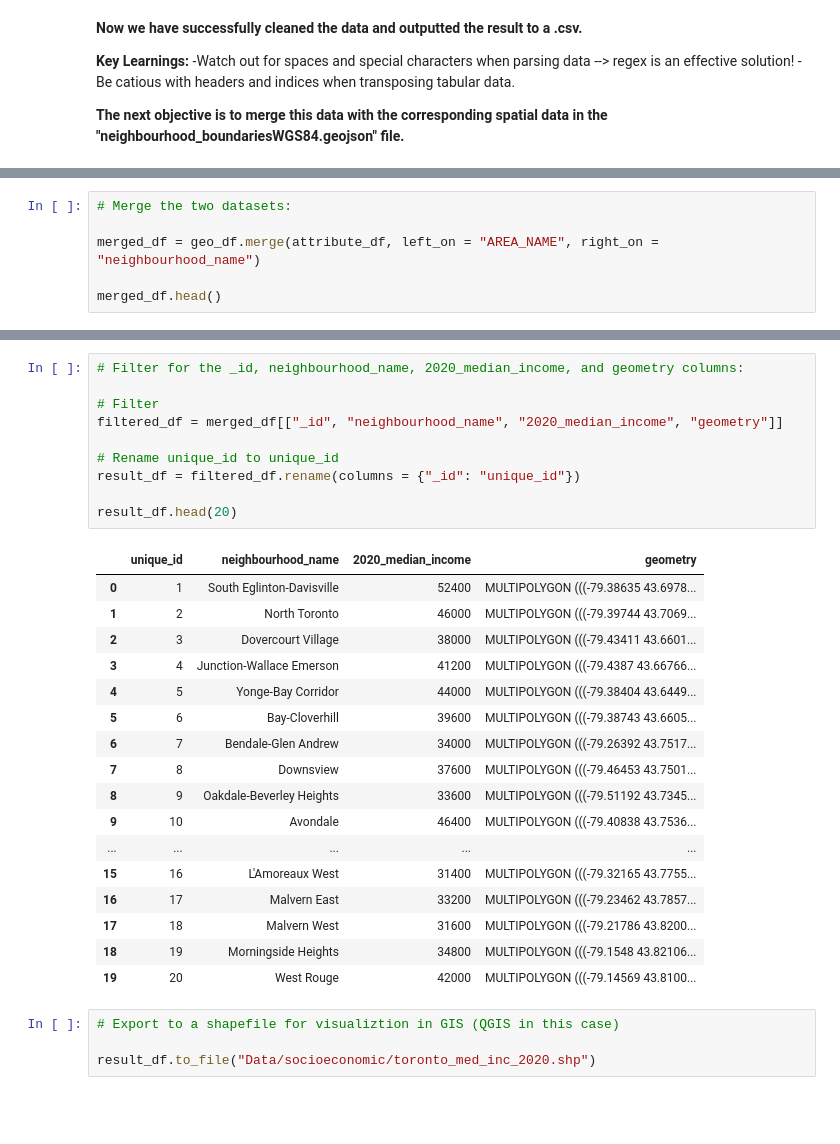
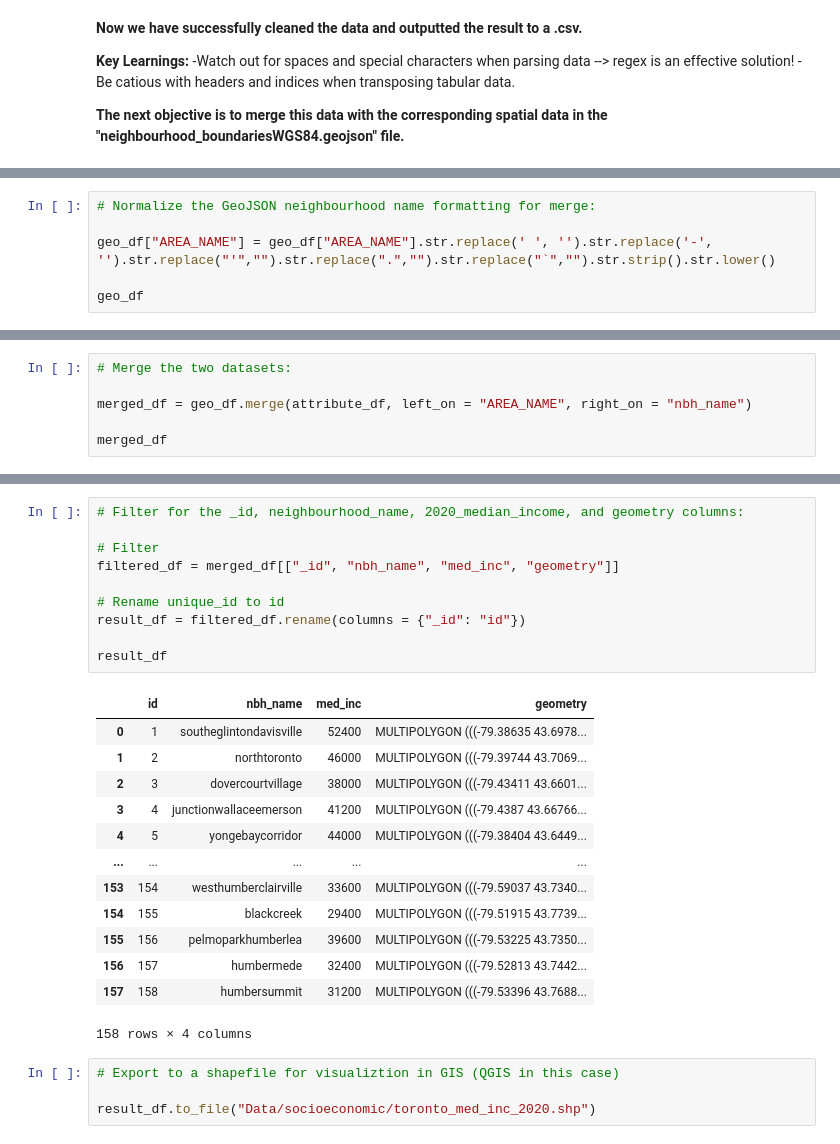
Before and after one commit to sebastianbrubaker/toronto_uhi_analysis, a Jupyter notebook: wrangle_data.ipynb, the cells around one changed output, grey strips where cells are left out. Saved outputs shown, nothing was run; the diff lists cells and outputs as text; blank space fills up the shorter version.

```diff
--- a/wrangle_data.ipynb
+++ b/wrangle_data.ipynb
@@ -157,0 +190,6 @@ attribute_df.head()
+# %%
+# Normalize the GeoJSON neighbourhood name formatting for merge:
+
+geo_df["AREA_NAME"] = geo_df["AREA_NAME"].str.replace(' ', '').str.replace('-', '').str.replace("'","").str.replace(".","").str.replace("`","").str.strip().str.lower()
+
+geo_df
@@ -158,8 +210,8 @@ attribute_df.head()
 # %%
 # Merge the two datasets:
 
-merged_df = geo_df.merge(attribute_df, left_on = "AREA_NAME", right_on = "neighbourhood_name")
+merged_df = geo_df.merge(attribute_df, left_on = "AREA_NAME", right_on = "nbh_name")
 
-merged_df.head()
+merged_df
 # %% [output]
 |  | _id | AREA_ID | AREA_ATTR_ID | PARENT_AREA_ID | AREA_SHORT_CODE | AREA_LONG_CODE | AREA_NAME | AREA_DESC | ... |
@@ -171,31 +230,27 @@ merged_df.head()
 # %%
 # Filter for the _id, neighbourhood_name, 2020_median_income, and geometry columns:
 
 # Filter
-filtered_df = merged_df[["_id", "neighbourhood_name", "2020_median_income", "geometry"]]
+filtered_df = merged_df[["_id", "nbh_name", "med_inc", "geometry"]]
 
-# Rename unique_id to unique_id
-result_df = filtered_df.rename(columns = {"_id": "unique_id"})
+# Rename unique_id to id
+result_df = filtered_df.rename(columns = {"_id": "id"})
 
-result_df.head(20)
+result_df
 # %% [output]
-|  | unique_id | neighbourhood_name | 2020_median_income | geometry |
-| 0 | 1 | South Eglinton-Davisville | 52400 | MULTIPOLYGON (((-79.38635 43.6978... |
-| 1 | 2 | North Toronto | 46000 | MULTIPOLYGON (((-79.39744 43.7069... |
-| 2 | 3 | Dovercourt Village | 38000 | MULTIPOLYGON (((-79.43411 43.6601... |
-| 3 | 4 | Junction-Wallace Emerson | 41200 | MULTIPOLYGON (((-79.4387 43.66766... |
-| 4 | 5 | Yonge-Bay Corridor | 44000 | MULTIPOLYGON (((-79.38404 43.6449... |
-| 5 | 6 | Bay-Cloverhill | 39600 | MULTIPOLYGON (((-79.38743 43.6605... |
-| 6 | 7 | Bendale-Glen Andrew | 34000 | MULTIPOLYGON (((-79.26392 43.7517... |
-| 7 | 8 | Downsview | 37600 | MULTIPOLYGON (((-79.46453 43.7501... |
-| 8 | 9 | Oakdale-Beverley Heights | 33600 | MULTIPOLYGON (((-79.51192 43.7345... |
-| 9 | 10 | Avondale | 46400 | MULTIPOLYGON (((-79.40838 43.7536... |
+|  | id | nbh_name | med_inc | geometry |
+| 0 | 1 | southeglintondavisville | 52400 | MULTIPOLYGON (((-79.38635 43.6978... |
+| 1 | 2 | northtoronto | 46000 | MULTIPOLYGON (((-79.39744 43.7069... |
+| 2 | 3 | dovercourtvillage | 38000 | MULTIPOLYGON (((-79.43411 43.6601... |
+| 3 | 4 | junctionwallaceemerson | 41200 | MULTIPOLYGON (((-79.4387 43.66766... |
+| 4 | 5 | yongebaycorridor | 44000 | MULTIPOLYGON (((-79.38404 43.6449... |
 | ... | ... | ... | ... | ... |
-| 15 | 16 | L'Amoreaux West | 31400 | MULTIPOLYGON (((-79.32165 43.7755... |
-| 16 | 17 | Malvern East | 33200 | MULTIPOLYGON (((-79.23462 43.7857... |
-| 17 | 18 | Malvern West | 31600 | MULTIPOLYGON (((-79.21786 43.8200... |
-| 18 | 19 | Morningside Heights | 34800 | MULTIPOLYGON (((-79.1548 43.82106... |
-| 19 | 20 | West Rouge | 42000 | MULTIPOLYGON (((-79.14569 43.8100... |
+| 153 | 154 | westhumberclairville | 33600 | MULTIPOLYGON (((-79.59037 43.7340... |
+| 154 | 155 | blackcreek | 29400 | MULTIPOLYGON (((-79.51915 43.7739... |
+| 155 | 156 | pelmoparkhumberlea | 39600 | MULTIPOLYGON (((-79.53225 43.7350... |
+| 156 | 157 | humbermede | 32400 | MULTIPOLYGON (((-79.52813 43.7442... |
+| 157 | 158 | humbersummit | 31200 | MULTIPOLYGON (((-79.53396 43.7688... |
+158 rows × 4 columns
 # %%
 # Export to a shapefile for visualiztion in GIS (QGIS in this case)
 
```
Also changed, not shown: parts of 12 cells of this notebook, 8 other files.
